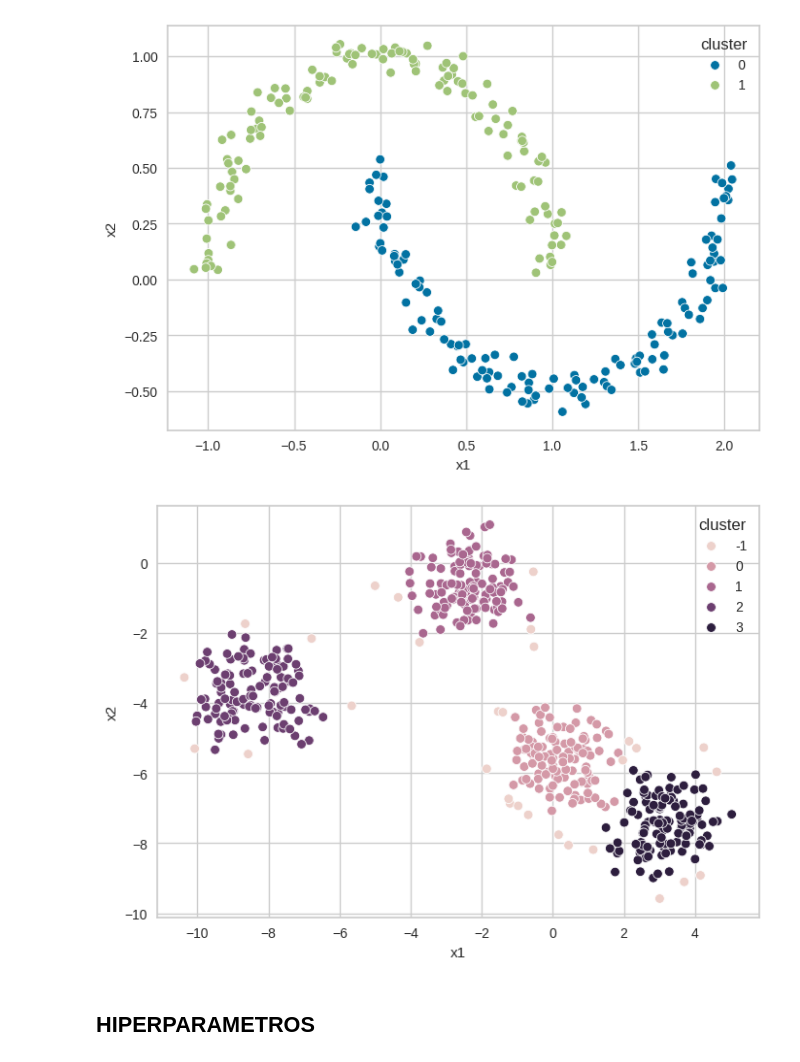
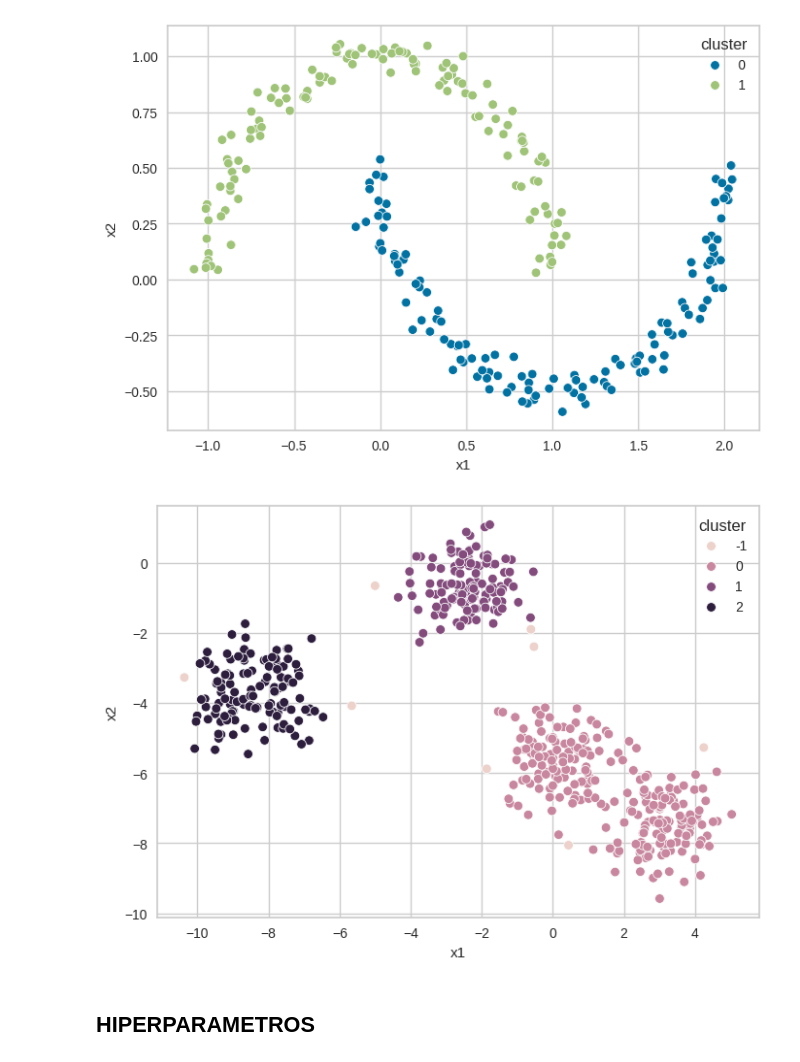
Before and after one commit to ccastro1992/clustering_scikit_learn, a Jupyter notebook: dbscan_clustering.ipynb, the cells around one changed output. Saved outputs shown, nothing was run; the diff lists cells and outputs as text; code cells hidden in the pictures.

Commit message:
Ejercicio Practico de Clustering DBSCAN

```diff
--- a/dbscan_clustering.ipynb
+++ b/dbscan_clustering.ipynb
@@ -55,13 +55,13 @@ plt.show()
 # %% [output]
 [figure]
 # %%
-dbscan = DBSCAN(eps=0.65, min_samples=9)
+dbscan = DBSCAN(eps=0.7499, min_samples=9)
 y_predict = dbscan.fit_predict(X)
 df_blobs['cluster'] = y_predict
 sns.scatterplot(data=df_blobs, x='x1', y='x2', hue='cluster')
 plt.show()
 # %% [output]
-[figure, old version]
+[figure, new version]
 # %% [markdown]
 ## HIPERPARAMETROS
 # %%
```
